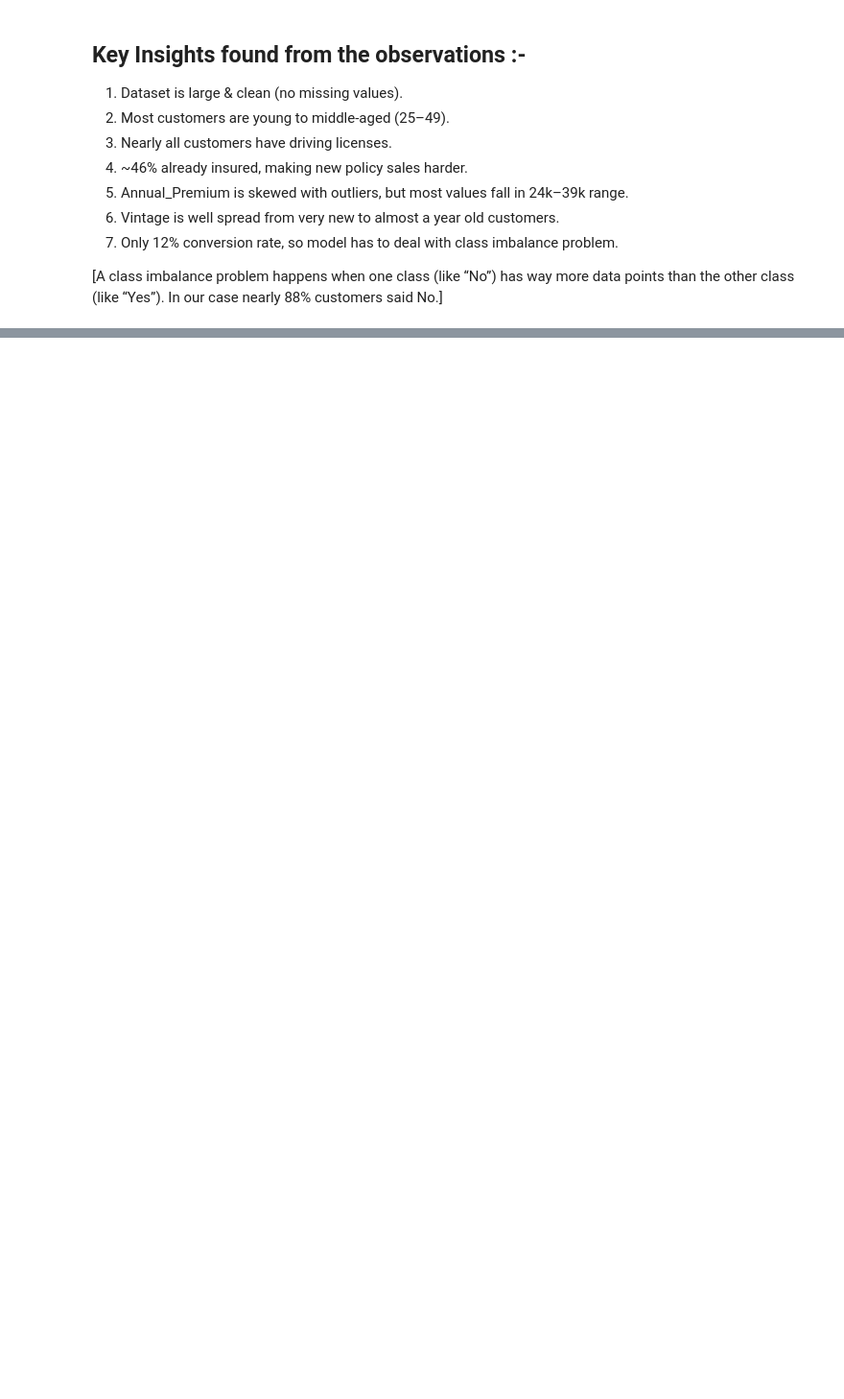
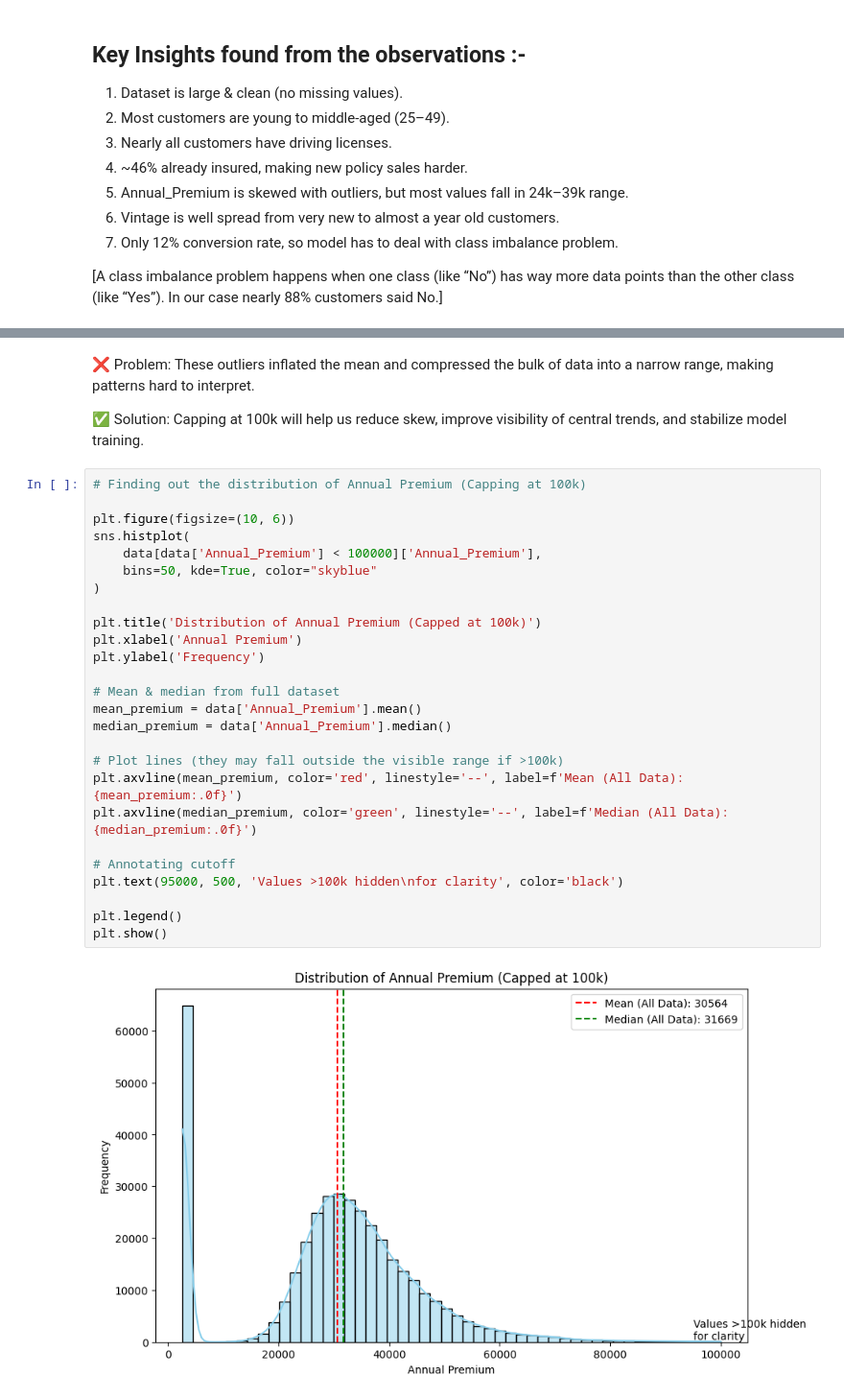
Before and after one commit to Ash99-commits/ML_Health_Insurance_Customers_CrossSell_Prediction, a Jupyter notebook: Health2Vehicle_CrossSell_Insurance_Prediction_by_Ashwani_Kumar_Patra.ipynb, the cells around one changed output, grey strips where cells are left out. Shown: that part at 96% size. Cells and saved outputs as stored; diff of their text form; blank space fills up the shorter version.

```diff
--- a/Health2Vehicle_CrossSell_Insurance_Prediction_by_Ashwani_Kumar_Patra.ipynb
+++ b/Health2Vehicle_CrossSell_Insurance_Prediction_by_Ashwani_Kumar_Patra.ipynb
@@ -210,0 +266,32 @@ Observations found :-
+# %% [markdown]
+❌ Problem: These outliers inflated the mean and compressed the bulk of data into a narrow range, making patterns hard to interpret.
+
+✅ Solution: Capping at 100k will help us reduce skew, improve visibility of central trends, and stabilize model training.
+# %%
+# Finding out the distribution of Annual Premium (Capping at 100k)
+
+plt.figure(figsize=(10, 6))
+sns.histplot(
+    data[data['Annual_Premium'] < 100000]['Annual_Premium'],
+    bins=50, kde=True, color="skyblue"
+)
+
+plt.title('Distribution of Annual Premium (Capped at 100k)')
+plt.xlabel('Annual Premium')
+plt.ylabel('Frequency')
+
+# Mean & median from full dataset
+mean_premium = data['Annual_Premium'].mean()
+median_premium = data['Annual_Premium'].median()
+
+# Plot lines (they may fall outside the visible range if >100k)
+plt.axvline(mean_premium, color='red', linestyle='--', label=f'Mean (All Data): {mean_premium:.0f}')
+plt.axvline(median_premium, color='green', linestyle='--', label=f'Median (All Data): {median_premium:.0f}')
+
+# Annotating cutoff
+plt.text(95000, 500, 'Values >100k hidden\nfor clarity', color='black')
+
+plt.legend()
+plt.show()
+# %% [output]
+[figure, added]
```
Also changed, not shown: parts of 9 cells of this notebook.
